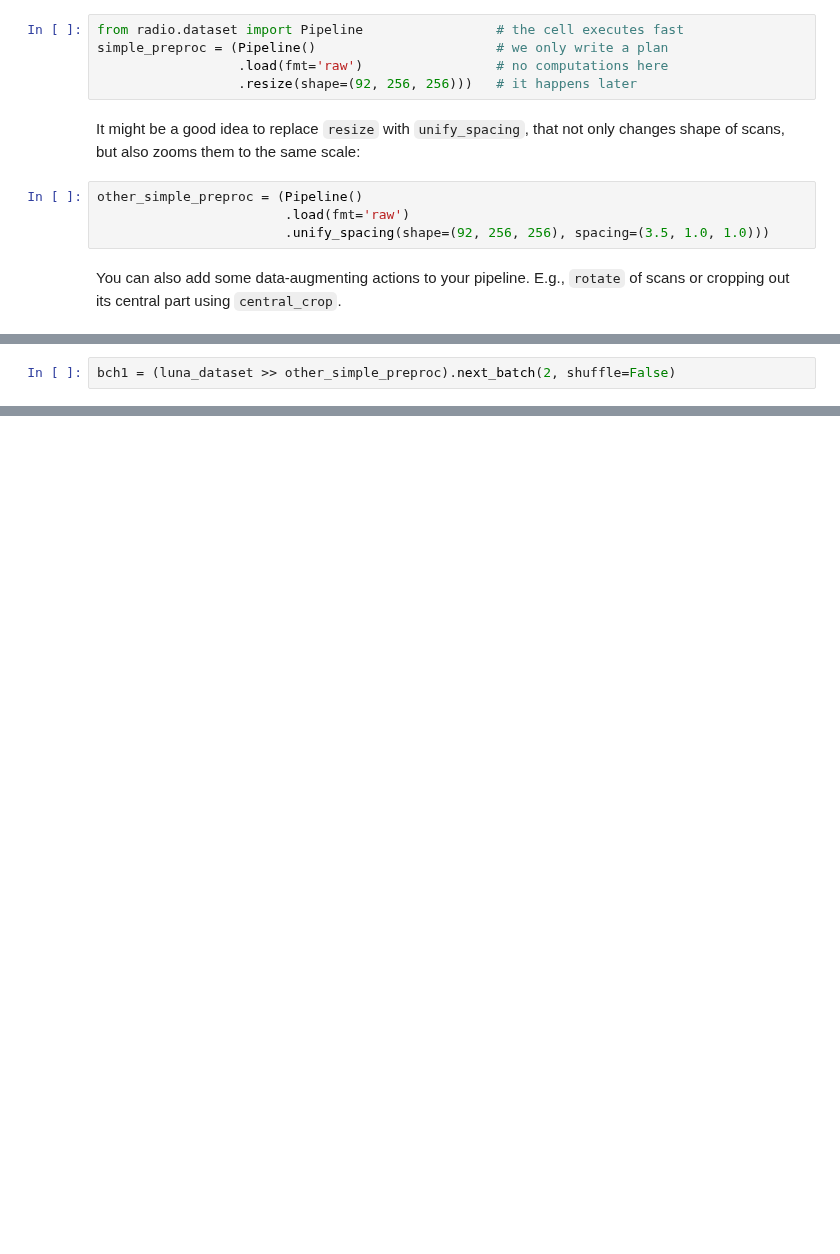
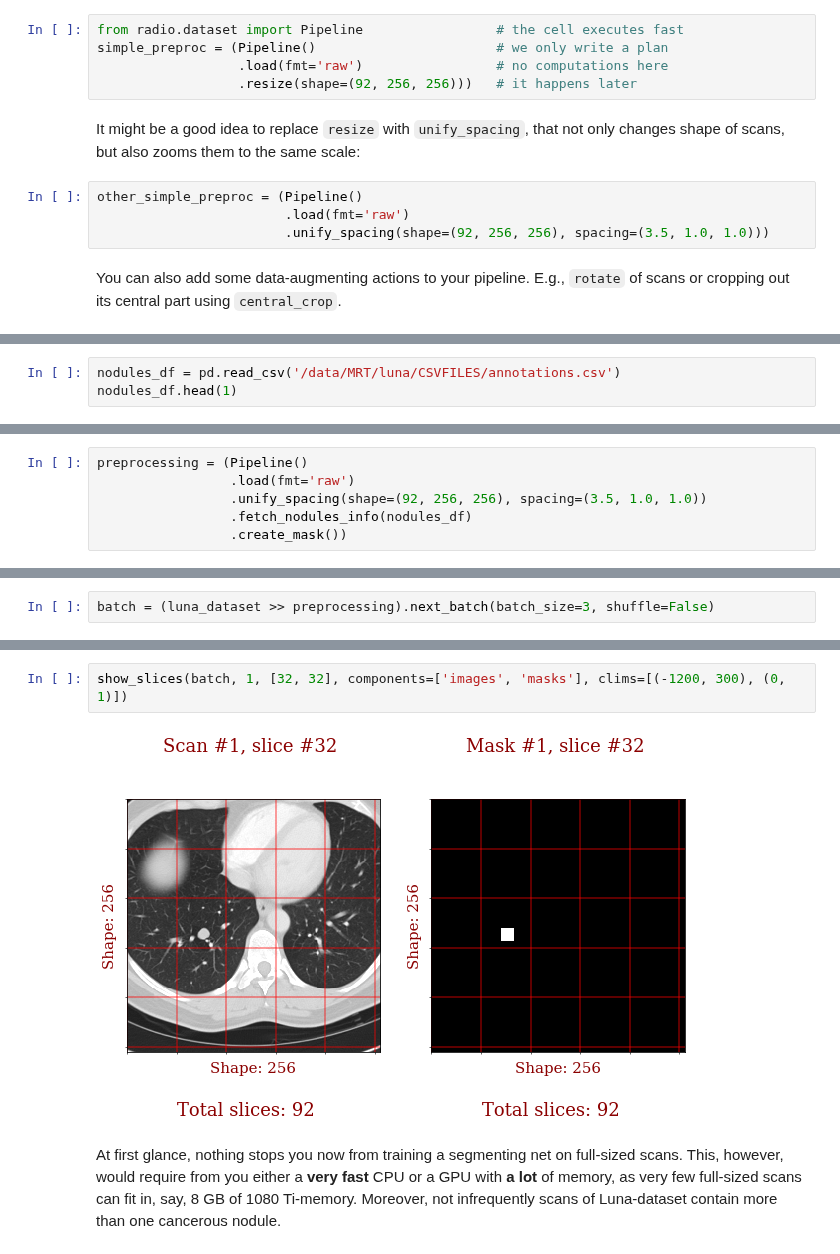
Before and after one commit to analysiscenter/radio, a Jupyter notebook: tutorials/RadIO.III.ipynb, the cells around one changed output, grey strips where cells are left out. Saved outputs shown, nothing was run; the diff lists cells and outputs as text; blank space fills up the shorter version.

```diff
--- a/tutorials/RadIO.III.ipynb
+++ b/tutorials/RadIO.III.ipynb
@@ -34,0 +42,3 @@ luna_dataset = Dataset(index=luna_index, batch_class=CTImagesMaskedBatch)
+# %%
+nodules_df = pd.read_csv('/data/MRT/luna/CSVFILES/annotations.csv')
+nodules_df.head(1)
@@ -34,0 +48,6 @@ luna_dataset = Dataset(index=luna_index, batch_class=CTImagesMaskedBatch)
+# %%
+preprocessing = (Pipeline()
+                 .load(fmt='raw')
+                 .unify_spacing(shape=(92, 256, 256), spacing=(3.5, 1.0, 1.0))
+                 .fetch_nodules_info(nodules_df)
+                 .create_mask())
@@ -35,2 +56,2 @@ luna_dataset = Dataset(index=luna_index, batch_class=CTImagesMaskedBatch)
 # %%
-bch1 = (luna_dataset >> other_simple_preproc).next_batch(2, shuffle=False)
+batch = (luna_dataset >> preprocessing).next_batch(batch_size=3, shuffle=False)
@@ -47,0 +72,6 @@ bch2.origin
+# %%
+show_slices(batch, 1, [32, 32], components=['images', 'masks'], clims=[(-1200, 300), (0, 1)])
+# %% [output]
+[figure, added]
+# %% [markdown]
+At first glance, nothing stops you now from training a segmenting net on full-sized scans. This, however, would require from you either a **very fast** CPU or a GPU with **a lot** of memory, as very few full-sized scans can fit in, say, 8 GB of 1080 Ti-memory. Moreover, not infrequently scans of Luna-dataset contain more than one cancerous nodule.
```
Also changed, not shown: parts of 17 cells of this notebook.
